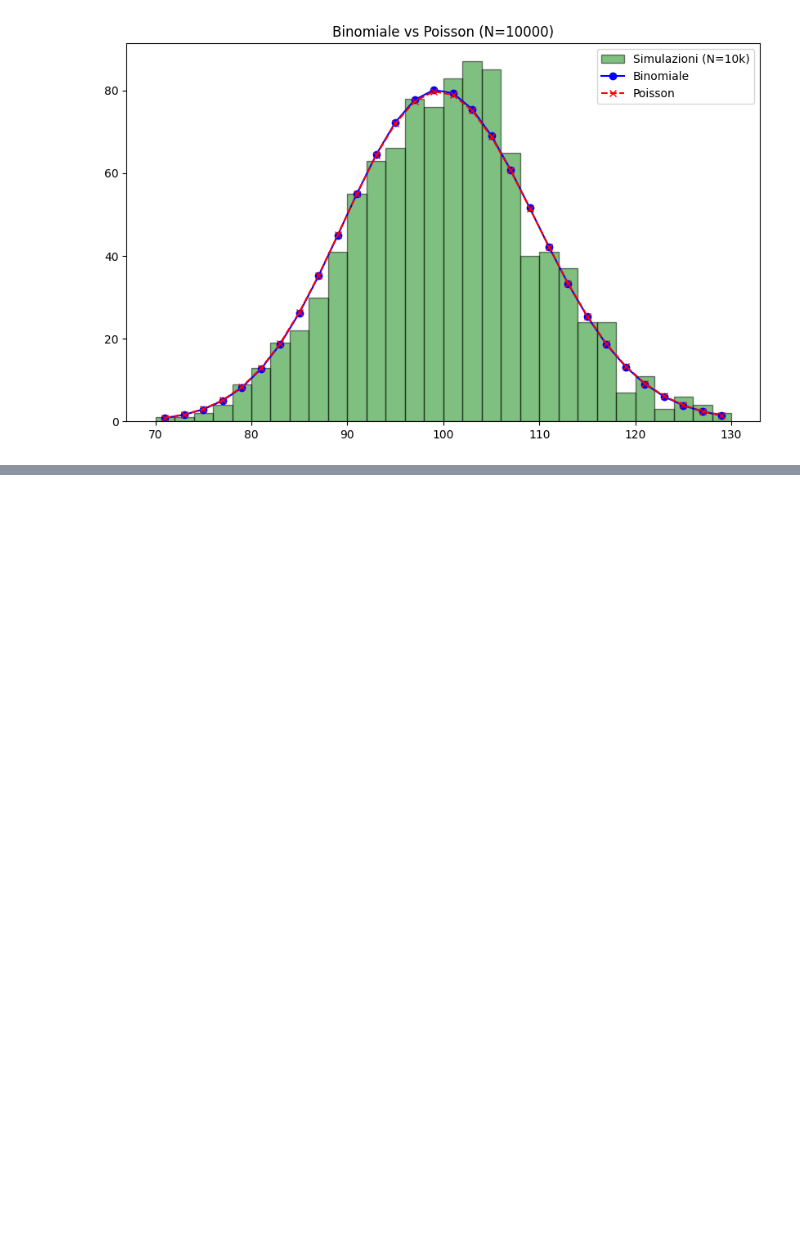
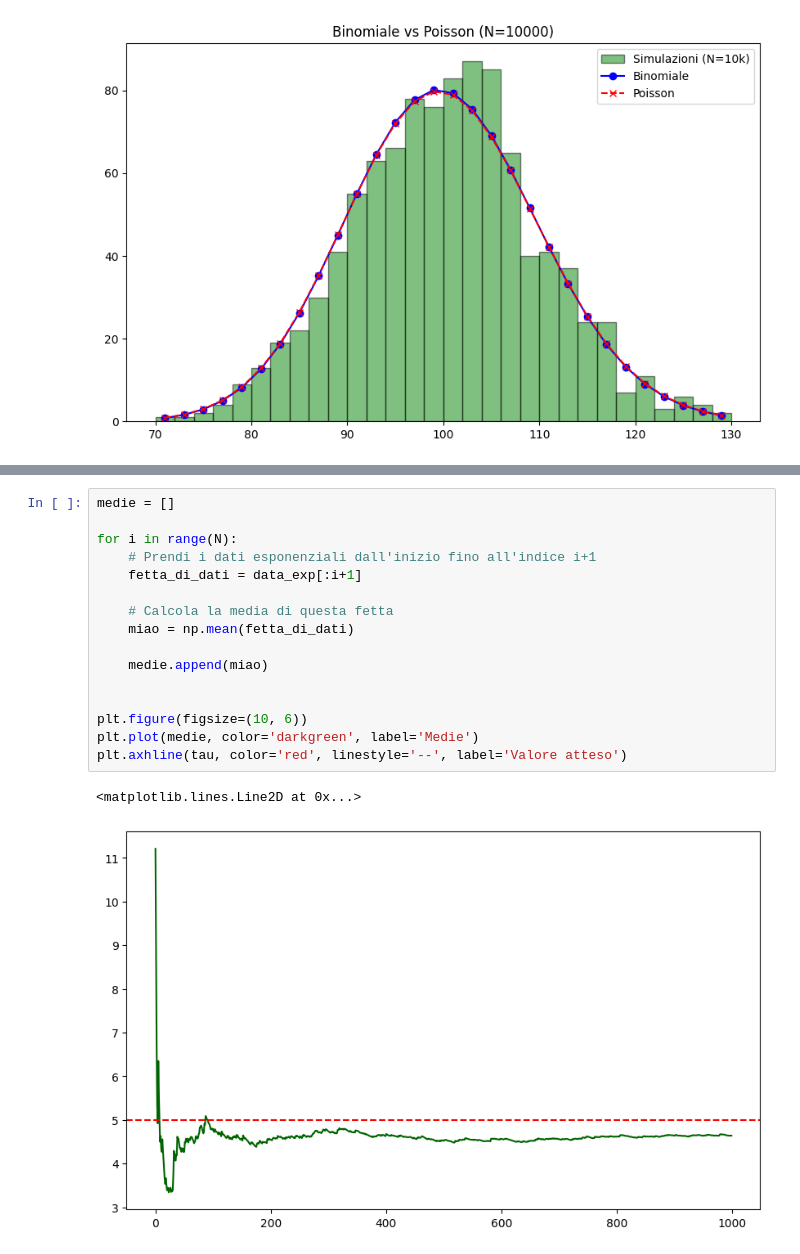
Before and after one commit to Its-mics/Statistica, a Jupyter notebook: laboratorio/Esercitazioni/File_Esercitazioni.ipynb, the cells around one changed output, grey strips where cells are left out. Drawn from its saved outputs; the diff is of its cells as text; blank space fills up the shorter version.

```diff
--- a/laboratorio/Esercitazioni/File_Esercitazioni.ipynb
+++ b/laboratorio/Esercitazioni/File_Esercitazioni.ipynb
@@ -116,0 +200,19 @@ plt.show()
+# %%
+medie = []
+
+for i in range(N):
+    # Prendi i dati esponenziali dall'inizio fino all'indice i+1
+    fetta_di_dati = data_exp[:i+1]
+
+    # Calcola la media di questa fetta
+    miao = np.mean(fetta_di_dati)
+
+    medie.append(miao)
+
+
+plt.figure(figsize=(10, 6))
+plt.plot(medie, color='darkgreen', label='Medie')
+plt.axhline(tau, color='red', linestyle='--', label='Valore atteso')
+# %% [output]
+<matplotlib.lines.Line2D at 0x...>
+[figure, added]
```
Also changed, not shown: parts of 7 cells of this notebook, 4 other files.
